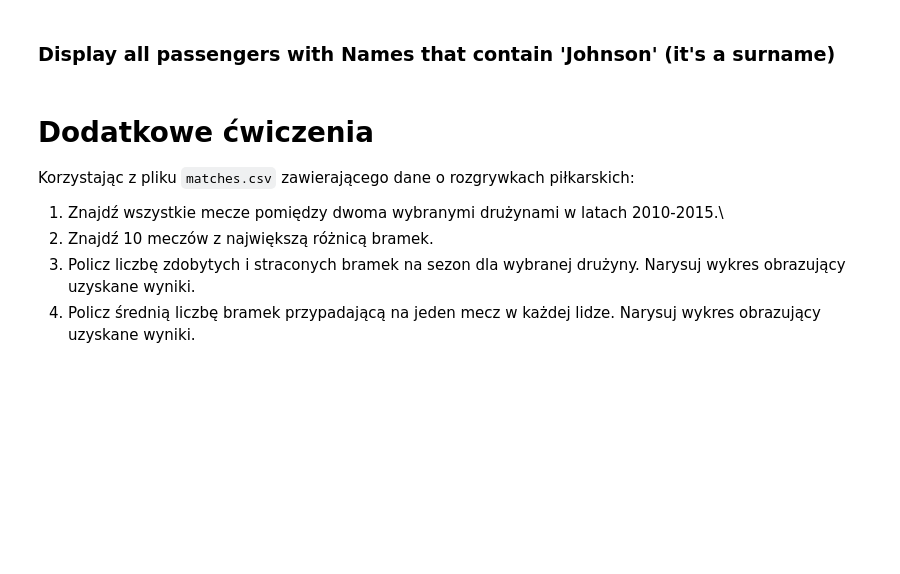
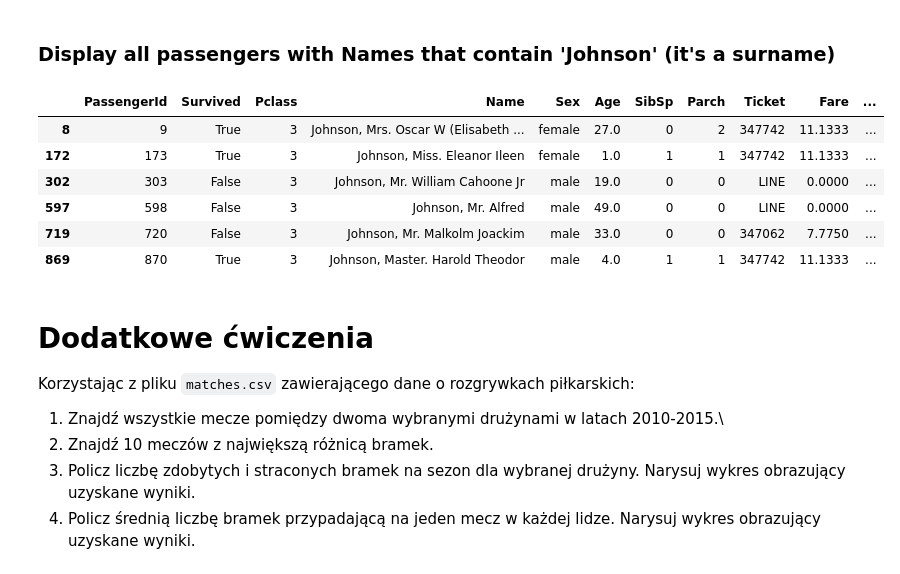
Before and after one commit to kadamekALX/python_20220326, a Jupyter notebook: pandas_ka/pandas_cwiczenia.ipynb, the cells around one changed output. Cells and saved outputs as stored; diff of their text form; code cells hidden in the pictures; blank space fills up the shorter version.

```diff
--- a/pandas_ka/pandas_cwiczenia.ipynb
+++ b/pandas_ka/pandas_cwiczenia.ipynb
@@ -294,5 +346,15 @@ tabela[(tabela["Age"] > 20) & (tabela["Age"] < 40)]
 # %% [markdown]
 ### Display all passengers with Names that contain 'Johnson' (it's a surname)
+# %%
+tabela[tabela["Name"].str.contains("Johnson")]
+# %% [output]
+|  | PassengerId | Survived | Pclass | Name | Sex | Age | SibSp | Parch | Ticket | Fare | ... |
+| 8 | 9 | True | 3 | Johnson, Mrs. Oscar W (Elisabeth ... | female | 27.0 | 0 | 2 | 347742 | 11.1333 | ... |
+| 172 | 173 | True | 3 | Johnson, Miss. Eleanor Ileen | female | 1.0 | 1 | 1 | 347742 | 11.1333 | ... |
+| 302 | 303 | False | 3 | Johnson, Mr. William Cahoone Jr | male | 19.0 | 0 | 0 | LINE | 0.0000 | ... |
+| 597 | 598 | False | 3 | Johnson, Mr. Alfred | male | 49.0 | 0 | 0 | LINE | 0.0000 | ... |
+| 719 | 720 | False | 3 | Johnson, Mr. Malkolm Joackim | male | 33.0 | 0 | 0 | 347062 | 7.7750 | ... |
+| 869 | 870 | True | 3 | Johnson, Master. Harold Theodor | male | 4.0 | 1 | 1 | 347742 | 11.1333 | ... |
 # %% [markdown]
 # Dodatkowe ćwiczenia
 
```
Also changed, not shown: parts of 8 cells of this notebook.
